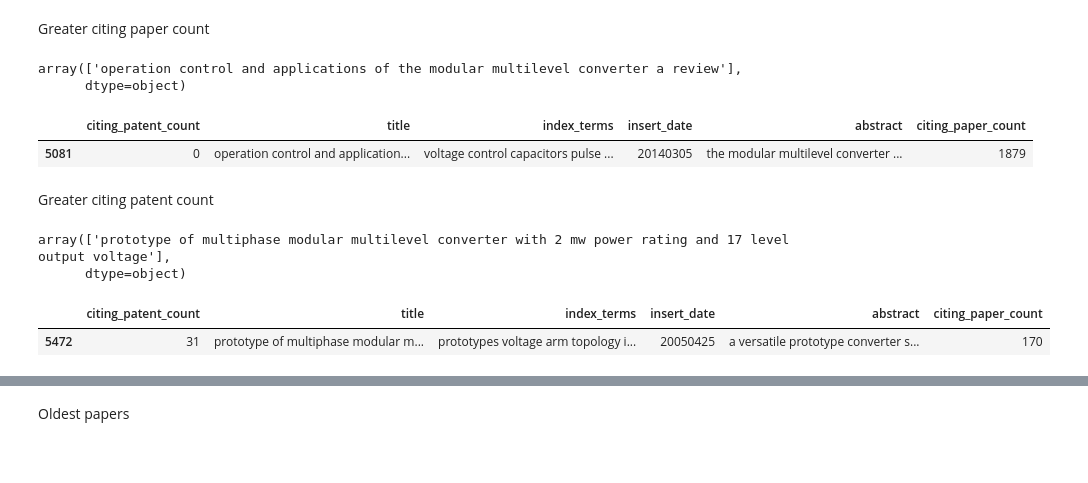
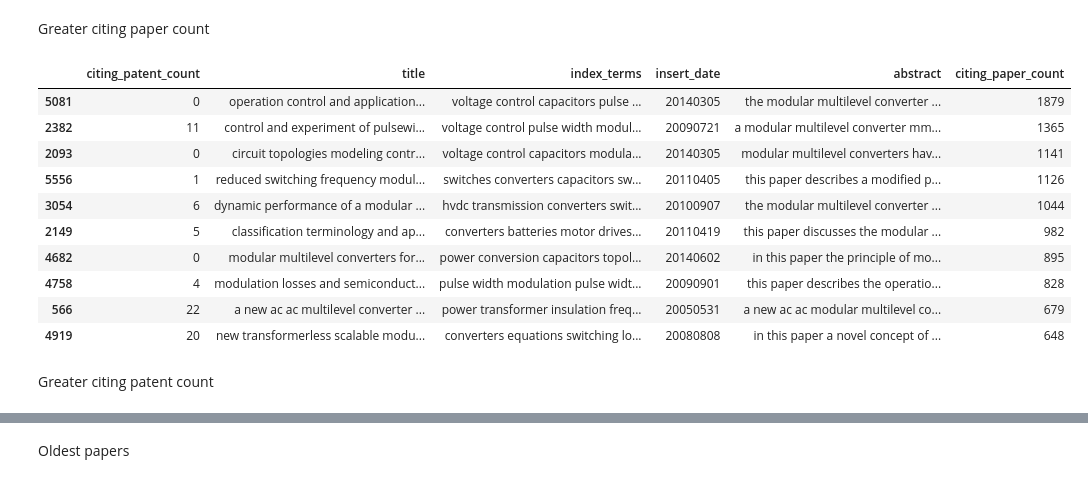
Before and after one commit to pabloajimenezc/SOTA, a Jupyter notebook: notebooks/02_data_preprocessing.ipynb, the cells around one changed output, grey strips where cells are left out. Saved outputs shown, nothing was run; the diff lists cells and outputs as text; code cells hidden in the pictures; blank space fills up the shorter version.

```diff
--- a/notebooks/02_data_preprocessing.ipynb
+++ b/notebooks/02_data_preprocessing.ipynb
@@ -445,25 +436,19 @@ if save_data:
 Exploratory data analysis
 # %% [markdown]
 Greater citing paper count
-# %%
-max_citas = data['citing_paper_count'].dropna().max()
-max_citas = data[data['citing_paper_count'] == max_citas]
-display(max_citas['title'].values)
-max_citas
-# %% [output]
-array(['operation control and applications of the modular multilevel converter a review'],
-      dtype=object)
-|  | citing_patent_count | title | index_terms | insert_date | abstract | citing_paper_count |
-| 5081 | 0 | operation control and application... | voltage control capacitors pulse ... | 20140305 | the modular multilevel converter ... | 1879 |
+# %%
+data.sort_values(by='citing_paper_count', ascending=False).head(10)
+# %% [output]
+|  | citing_patent_count | title | index_terms | insert_date | abstract | citing_paper_count |
+| 5081 | 0 | operation control and application... | voltage control capacitors pulse ... | 20140305 | the modular multilevel converter ... | 1879 |
+| 2382 | 11 | control and experiment of pulsewi... | voltage control pulse width modul... | 20090721 | a modular multilevel converter mm... | 1365 |
+| 2093 | 0 | circuit topologies modeling contr... | voltage control capacitors modula... | 20140305 | modular multilevel converters hav... | 1141 |
+| 5556 | 1 | reduced switching frequency modul... | switches converters capacitors sw... | 20110405 | this paper describes a modified p... | 1126 |
+| 3054 | 6 | dynamic performance of a modular ... | hvdc transmission converters swit... | 20100907 | the modular multilevel converter ... | 1044 |
+| 2149 | 5 | classification terminology and ap... | converters batteries motor drives... | 20110419 | this paper discusses the modular ... | 982 |
+| 4682 | 0 | modular multilevel converters for... | power conversion capacitors topol... | 20140602 | in this paper the principle of mo... | 895 |
+| 4758 | 4 | modulation losses and semiconduct... | pulse width modulation pulse widt... | 20090901 | this paper describes the operatio... | 828 |
+| 566 | 22 | a new ac ac multilevel converter ... | power transformer insulation freq... | 20050531 | a new ac ac modular multilevel co... | 679 |
+| 4919 | 20 | new transformerless scalable modu... | converters equations switching lo... | 20080808 | in this paper a novel concept of ... | 648 |
 # %% [markdown]
 Greater citing patent count
-# %%
-max_citas = data['citing_patent_count'].dropna().max()
-max_citas = data[data['citing_patent_count'] == max_citas]
-display(max_citas['title'].values)
-max_citas
-# %% [output]
-array(['prototype of multiphase modular multilevel converter with 2 mw power rating and 17 level output voltage'],
-      dtype=object)
-|  | citing_patent_count | title | index_terms | insert_date | abstract | citing_paper_count |
-| 5472 | 31 | prototype of multiphase modular m... | prototypes voltage arm topology i... | 20050425 | a versatile prototype converter s... | 170 |
```
Also changed, not shown: parts of 18 cells of this notebook, 6 other files.
